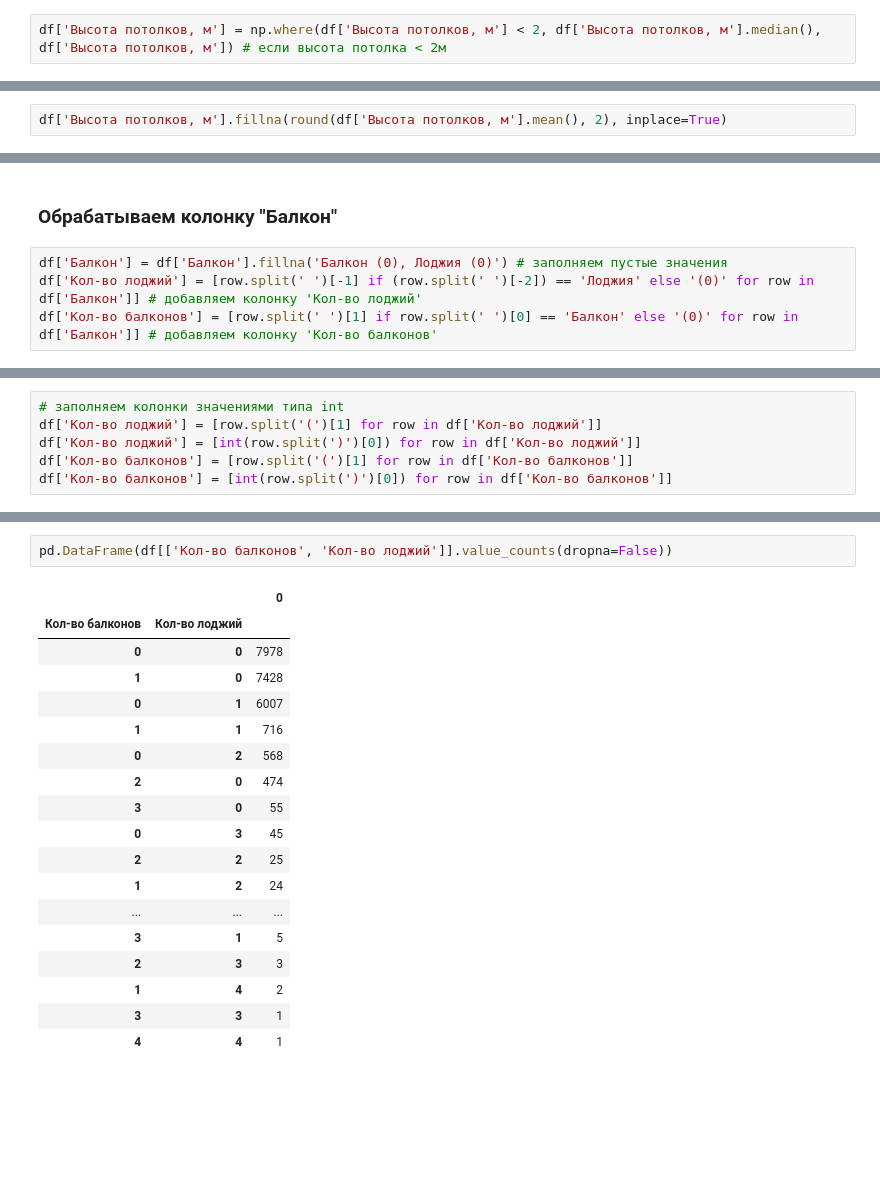
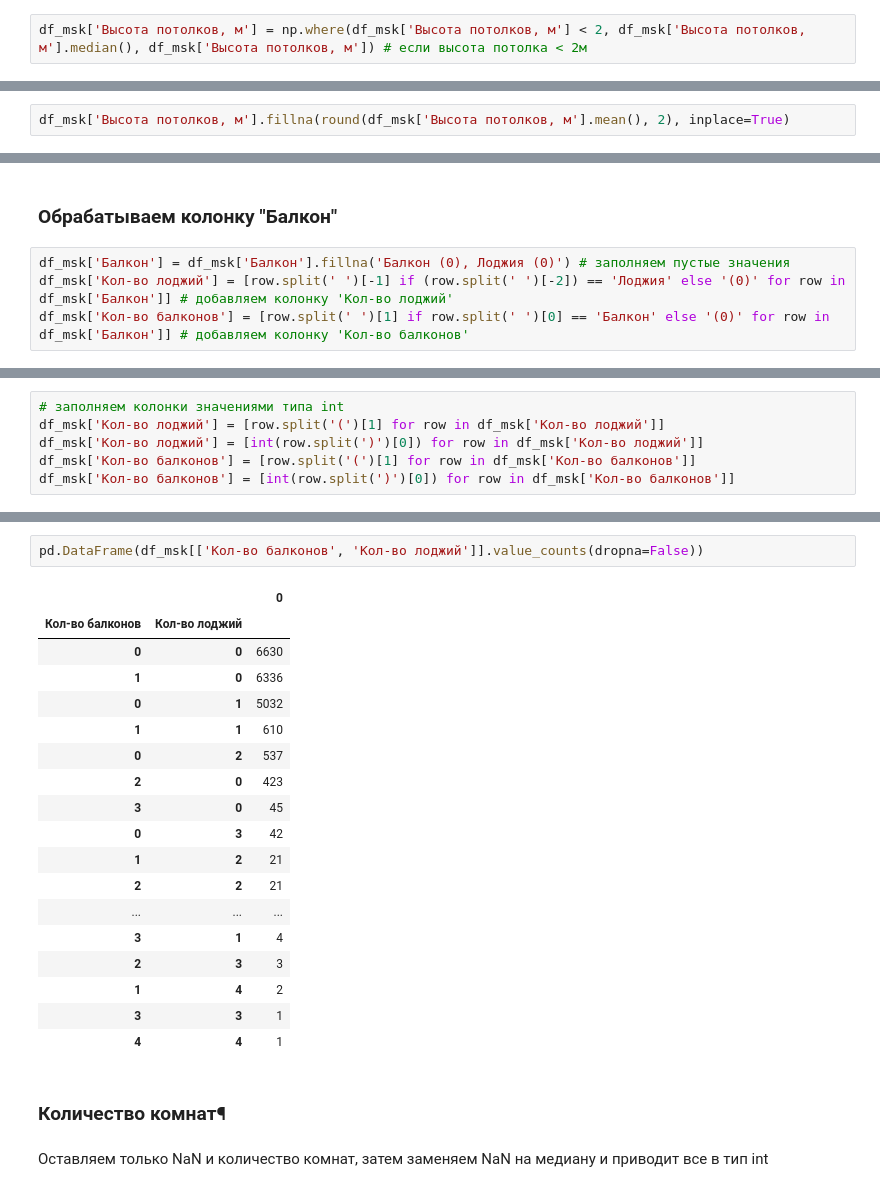
Before and after one commit to sunny-annie/Streamlit_rent_real_estate, a Jupyter notebook: preprocessing.ipynb, the cells around one changed output, grey strips where cells are left out. Saved outputs shown, nothing was run; the diff lists cells and outputs as text; blank space fills up the shorter version.

```diff
--- a/preprocessing.ipynb
+++ b/preprocessing.ipynb
@@ -107,2 +129,2 @@ df['Высота потолков, м'] = np.where(df['Высота потолк
 # %%
-df['Высота потолков, м'] = np.where(df['Высота потолков, м'] < 2, df['Высота потолков, м'].median(), df['Высота потолков, м']) # если высота потолка < 2м
+df_msk['Высота потолков, м'] = np.where(df_msk['Высота потолков, м'] < 2, df_msk['Высота потолков, м'].median(), df_msk['Высота потолков, м']) # если высота потолка < 2м
@@ -109,4 +137,4 @@ df['Высота потолков, м'] = np.where(df['Высота потолк
 # %% [markdown]
 ### Заполняем пропущенные значения
 # %%
-df['Высота потолков, м'].fillna(round(df['Высота потолков, м'].mean(), 2), inplace=True)
+df_msk['Высота потолков, м'].fillna(round(df_msk['Высота потолков, м'].mean(), 2), inplace=True)
@@ -129,6 +162,6 @@ pd.DataFrame(df['Высота потолков, м'].value_counts(dropna=False))
 # %% [markdown]
 ### Обрабатываем колонку "Балкон"
 # %%
-df['Балкон'] = df['Балкон'].fillna('Балкон (0), Лоджия (0)') # заполняем пустые значения
-df['Кол-во лоджий'] = [row.split(' ')[-1] if (row.split(' ')[-2]) == 'Лоджия' else '(0)' for row in df['Балкон']] # добавляем колонку 'Кол-во лоджий'
-df['Кол-во балконов'] = [row.split(' ')[1] if row.split(' ')[0] == 'Балкон' else '(0)' for row in df['Балкон']] # добавляем колонку 'Кол-во балконов'
+df_msk['Балкон'] = df_msk['Балкон'].fillna('Балкон (0), Лоджия (0)') # заполняем пустые значения
+df_msk['Кол-во лоджий'] = [row.split(' ')[-1] if (row.split(' ')[-2]) == 'Лоджия' else '(0)' for row in df_msk['Балкон']] # добавляем колонку 'Кол-во лоджий'
+df_msk['Кол-во балконов'] = [row.split(' ')[1] if row.split(' ')[0] == 'Балкон' else '(0)' for row in df_msk['Балкон']] # добавляем колонку 'Кол-во балконов'
@@ -135,6 +184,6 @@ df['Кол-во балконов'] = [row.split(' ')[1] if row.split(' ')[0] ==
 # %%
 # заполняем колонки значениями типа int
-df['Кол-во лоджий'] = [row.split('(')[1] for row in df['Кол-во лоджий']]
-df['Кол-во лоджий'] = [int(row.split(')')[0]) for row in df['Кол-во лоджий']]
-df['Кол-во балконов'] = [row.split('(')[1] for row in df['Кол-во балконов']]
-df['Кол-во балконов'] = [int(row.split(')')[0]) for row in df['Кол-во балконов']]
+df_msk['Кол-во лоджий'] = [row.split('(')[1] for row in df_msk['Кол-во лоджий']]
+df_msk['Кол-во лоджий'] = [int(row.split(')')[0]) for row in df_msk['Кол-во лоджий']]
+df_msk['Кол-во балконов'] = [row.split('(')[1] for row in df_msk['Кол-во балконов']]
+df_msk['Кол-во балконов'] = [int(row.split(')')[0]) for row in df_msk['Кол-во балконов']]
@@ -141,21 +211,25 @@ df['Кол-во балконов'] = [int(row.split(')')[0]) for row in df['Ко
 # %%
-pd.DataFrame(df[['Кол-во балконов', 'Кол-во лоджий']].value_counts(dropna=False))
+pd.DataFrame(df_msk[['Кол-во балконов', 'Кол-во лоджий']].value_counts(dropna=False))
 # %% [output]
 |  |  | 0 |
 | Кол-во балконов | Кол-во лоджий |  |
-| 0 | 0 | 7978 |
-| 1 | 0 | 7428 |
-| 0 | 1 | 6007 |
-| 1 | 1 | 716 |
-| 0 | 2 | 568 |
-| 2 | 0 | 474 |
-| 3 | 0 | 55 |
-| 0 | 3 | 45 |
-| 2 | 2 | 25 |
-| 1 | 2 | 24 |
+| 0 | 0 | 6630 |
+| 1 | 0 | 6336 |
+| 0 | 1 | 5032 |
+| 1 | 1 | 610 |
+| 0 | 2 | 537 |
+| 2 | 0 | 423 |
+| 3 | 0 | 45 |
+| 0 | 3 | 42 |
+| 1 | 2 | 21 |
+| 2 | 2 | 21 |
 | ... | ... | ... |
-| 3 | 1 | 5 |
+| 3 | 1 | 4 |
 | 2 | 3 | 3 |
 | 1 | 4 | 2 |
 | 3 | 3 | 1 |
 | 4 | 4 | 1 |
+# %% [markdown]
+### Количество комнат¶
+# %% [markdown]
+Оставляем только NaN и количество комнат, затем заменяем NaN на медиану и приводит все в тип int
```
Also changed, not shown: parts of 35 cells of this notebook.
